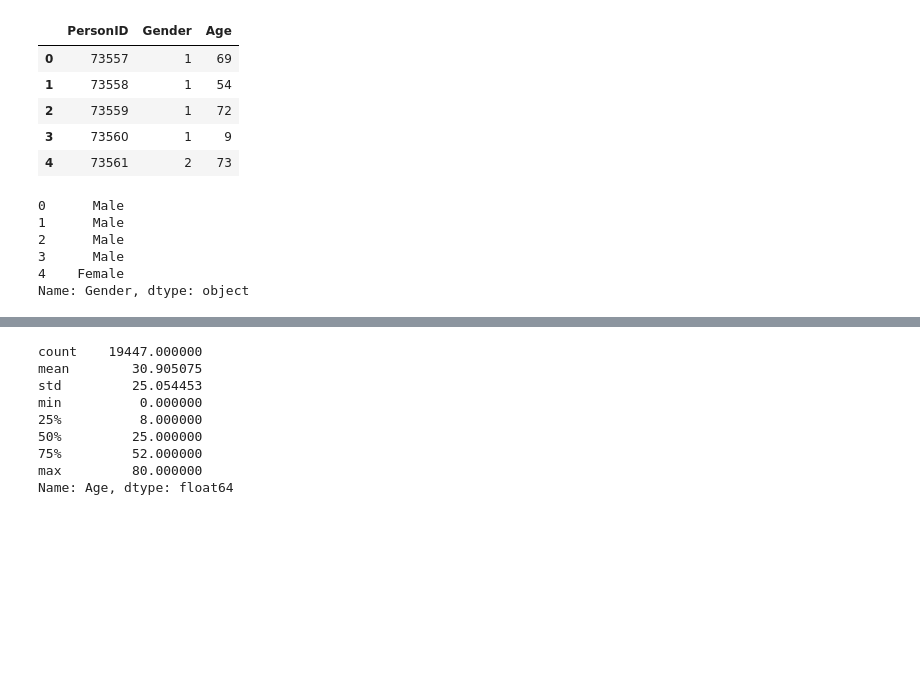
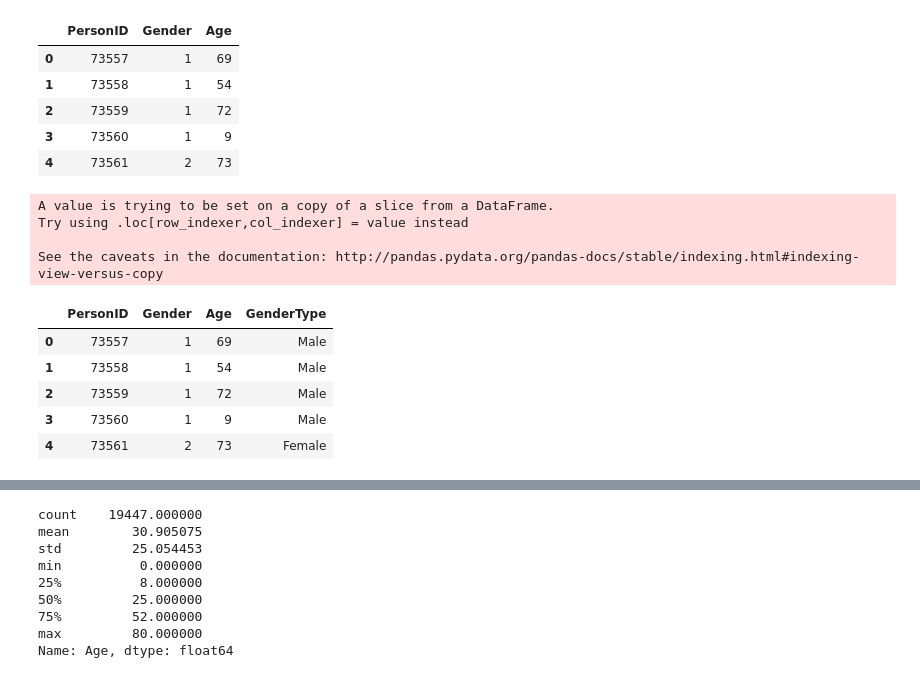
Before and after one commit to khenders/Python-Bridge-Project-2, a Jupyter notebook: OurProject2/4_23_17_Food_Processing_Combining_It_All.ipynb, the cells around one changed output, grey strips where cells are left out. Saved outputs shown, nothing was run; the diff lists cells and outputs as text; code cells hidden in the pictures; blank space fills up the shorter version.

```diff
--- a/OurProject2/4_23_17_Food_Processing_Combining_It_All.ipynb
+++ b/OurProject2/4_23_17_Food_Processing_Combining_It_All.ipynb
@@ -232,27 +206,29 @@ demographics_data_abridged.head()
 # %%
 # replace the gender numbers (1, 2) with type (male, female)
 
 def gender_type(gender_code):
-    result = False
+    result = "Unknown"
     if (gender_code) == 1 :
         result = 'Male'
     elif (gender_code) == 2:
         result = "Female"
-    elif (gender_code) == 3:
-        result = "Unknown"
     return result
 
-demographics_data_update = demographics_data_abridged.Gender.apply(gender_type)
+demographics_data_abridged['GenderType'] = demographics_data_abridged['Gender'].apply(lambda x: gender_type(x))
 # demographics_data_updated = demographics_data_abridged.Gender.apply[demographics_data_update]
-demographics_data_update.head()
+demographics_data_abridged.head()
 # demographics_data_updated
 # %% [output]
-0      Male
-1      Male
-2      Male
-3      Male
-4    Female
-Name: Gender, dtype: object
+A value is trying to be set on a copy of a slice from a DataFrame.
+Try using .loc[row_indexer,col_indexer] = value instead
+
+See the caveats in the documentation: http://pandas.pydata.org/pandas-docs/stable/indexing.html#indexing-view-versus-copy
+|  | PersonID | Gender | Age | GenderType |
+| 0 | 73557 | 1 | 69 | Male |
+| 1 | 73558 | 1 | 54 | Male |
+| 2 | 73559 | 1 | 72 | Male |
+| 3 | 73560 | 1 | 9 | Male |
+| 4 | 73561 | 2 | 73 | Female |
 # %%
 # merging the demographics data with the food consumption data
 
```
Also changed, not shown: parts of 7 cells of this notebook, 1 other file.
